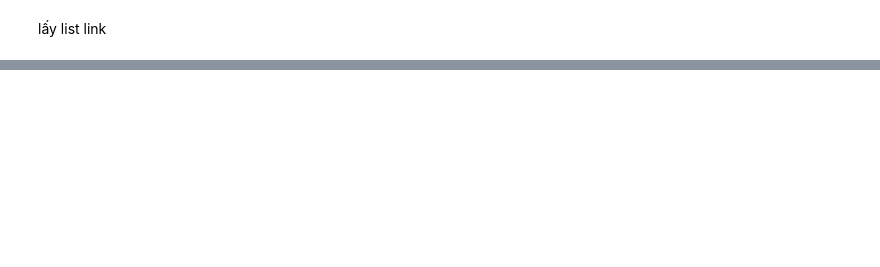
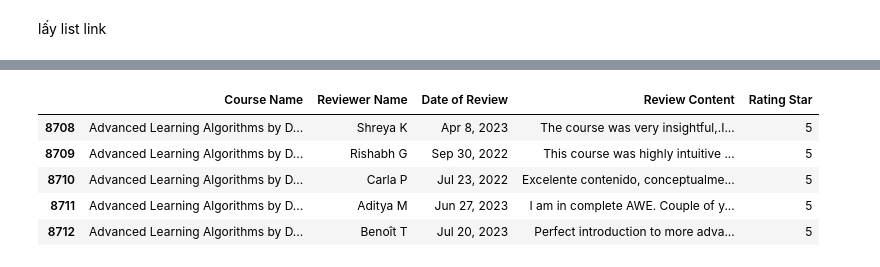
Before and after one commit to khuongdavidd/dl03_nguyenvukhuong, a Jupyter notebook: Ex_2/review.ipynb, the cells around one changed output, grey strips where cells are left out. Cells and saved outputs as stored; diff of their text form; code cells hidden in the pictures; blank space fills up the shorter version.

```diff
--- a/Ex_2/review.ipynb
+++ b/Ex_2/review.ipynb
@@ -61,0 +145,9 @@ HTTPConnectionPool(host='localhost', port=53915): Max retries exceeded with url:
+# %%
+df.tail()
+# %% [output]
+|  | Course Name | Reviewer Name | Date of Review | Review Content | Rating Star |
+| 8708 | Advanced Learning Algorithms by D... | Shreya K | Apr 8, 2023 | The course was very insightful,.I... | 5 |
+| 8709 | Advanced Learning Algorithms by D... | Rishabh G | Sep 30, 2022 | This course was highly intuitive ... | 5 |
+| 8710 | Advanced Learning Algorithms by D... | Carla P | Jul 23, 2022 | Excelente contenido, conceptualme... | 5 |
+| 8711 | Advanced Learning Algorithms by D... | Aditya M | Jun 27, 2023 | I am in complete AWE. Couple of y... | 5 |
+| 8712 | Advanced Learning Algorithms by D... | Benoît T | Jul 20, 2023 | Perfect introduction to more adva... | 5 |
```
Also changed, not shown: parts of 16 cells of this notebook, 12 other files.
